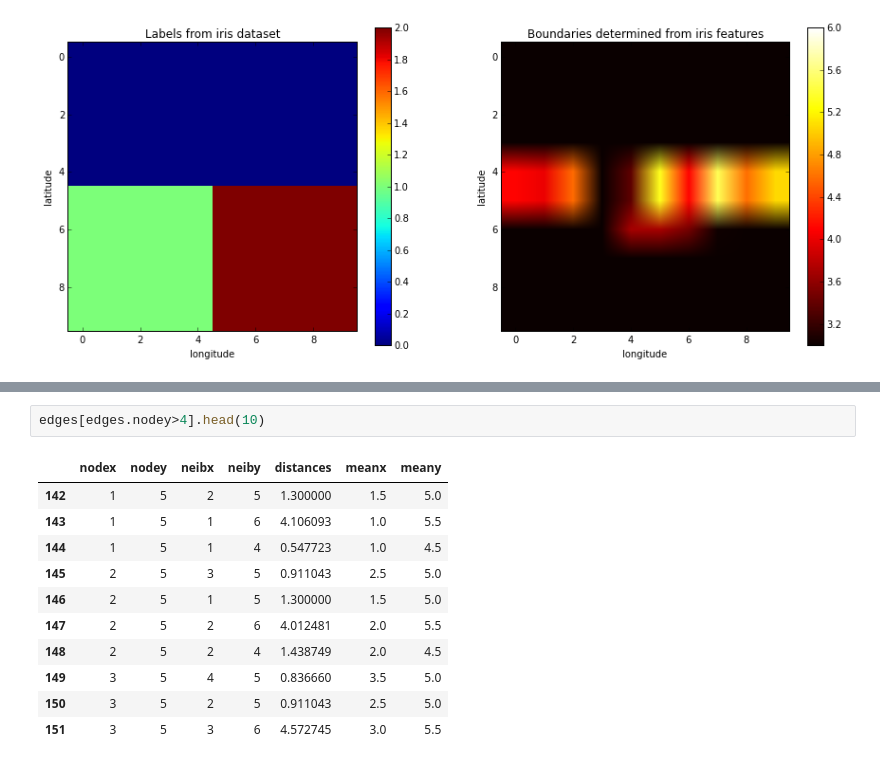
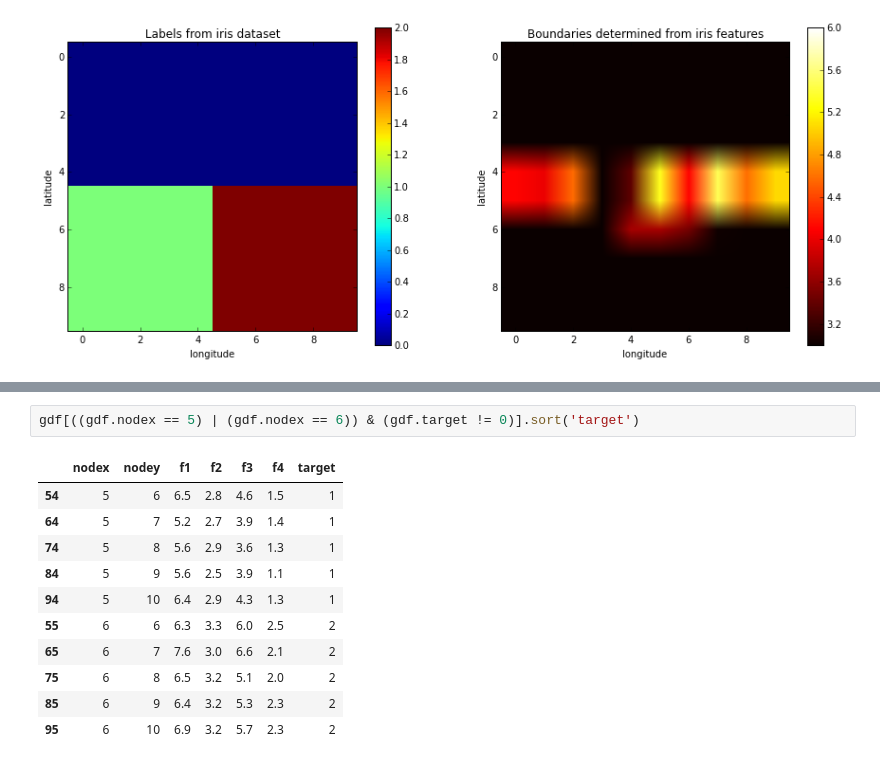
Before and after one commit to crupley/proj, a Jupyter notebook: explore/hood/graph similarity explore.ipynb, the cells around one changed output, grey strips where cells are left out. Saved outputs shown, nothing was run; the diff lists cells and outputs as text.

```diff
--- a/explore/hood/graph similarity explore.ipynb
+++ b/explore/hood/graph similarity explore.ipynb
@@ -404,14 +370,14 @@ edges[edges.distances < 46].sort('distances', ascending=False).head(10)
-# %%
-edges[edges.nodey>4].head(10)
-# %% [output]
-|  | nodex | nodey | neibx | neiby | distances | meanx | meany |
-| 142 | 1 | 5 | 2 | 5 | 1.300000 | 1.5 | 5.0 |
-| 143 | 1 | 5 | 1 | 6 | 4.106093 | 1.0 | 5.5 |
-| 144 | 1 | 5 | 1 | 4 | 0.547723 | 1.0 | 4.5 |
-| 145 | 2 | 5 | 3 | 5 | 0.911043 | 2.5 | 5.0 |
-| 146 | 2 | 5 | 1 | 5 | 1.300000 | 1.5 | 5.0 |
-| 147 | 2 | 5 | 2 | 6 | 4.012481 | 2.0 | 5.5 |
-| 148 | 2 | 5 | 2 | 4 | 1.438749 | 2.0 | 4.5 |
-| 149 | 3 | 5 | 4 | 5 | 0.836660 | 3.5 | 5.0 |
-| 150 | 3 | 5 | 2 | 5 | 0.911043 | 2.5 | 5.0 |
-| 151 | 3 | 5 | 3 | 6 | 4.572745 | 3.0 | 5.5 |
+# %%
+gdf[((gdf.nodex == 5) | (gdf.nodex == 6)) & (gdf.target != 0)].sort('target')
+# %% [output]
+|  | nodex | nodey | f1 | f2 | f3 | f4 | target |
+| 54 | 5 | 6 | 6.5 | 2.8 | 4.6 | 1.5 | 1 |
+| 64 | 5 | 7 | 5.2 | 2.7 | 3.9 | 1.4 | 1 |
+| 74 | 5 | 8 | 5.6 | 2.9 | 3.6 | 1.3 | 1 |
+| 84 | 5 | 9 | 5.6 | 2.5 | 3.9 | 1.1 | 1 |
+| 94 | 5 | 10 | 6.4 | 2.9 | 4.3 | 1.3 | 1 |
+| 55 | 6 | 6 | 6.3 | 3.3 | 6.0 | 2.5 | 2 |
+| 65 | 6 | 7 | 7.6 | 3.0 | 6.6 | 2.1 | 2 |
+| 75 | 6 | 8 | 6.5 | 3.2 | 5.1 | 2.0 | 2 |
+| 85 | 6 | 9 | 6.4 | 3.2 | 5.3 | 2.3 | 2 |
+| 95 | 6 | 10 | 6.9 | 3.2 | 5.7 | 2.3 | 2 |
```
Also changed, not shown: parts of 10 cells of this notebook.
